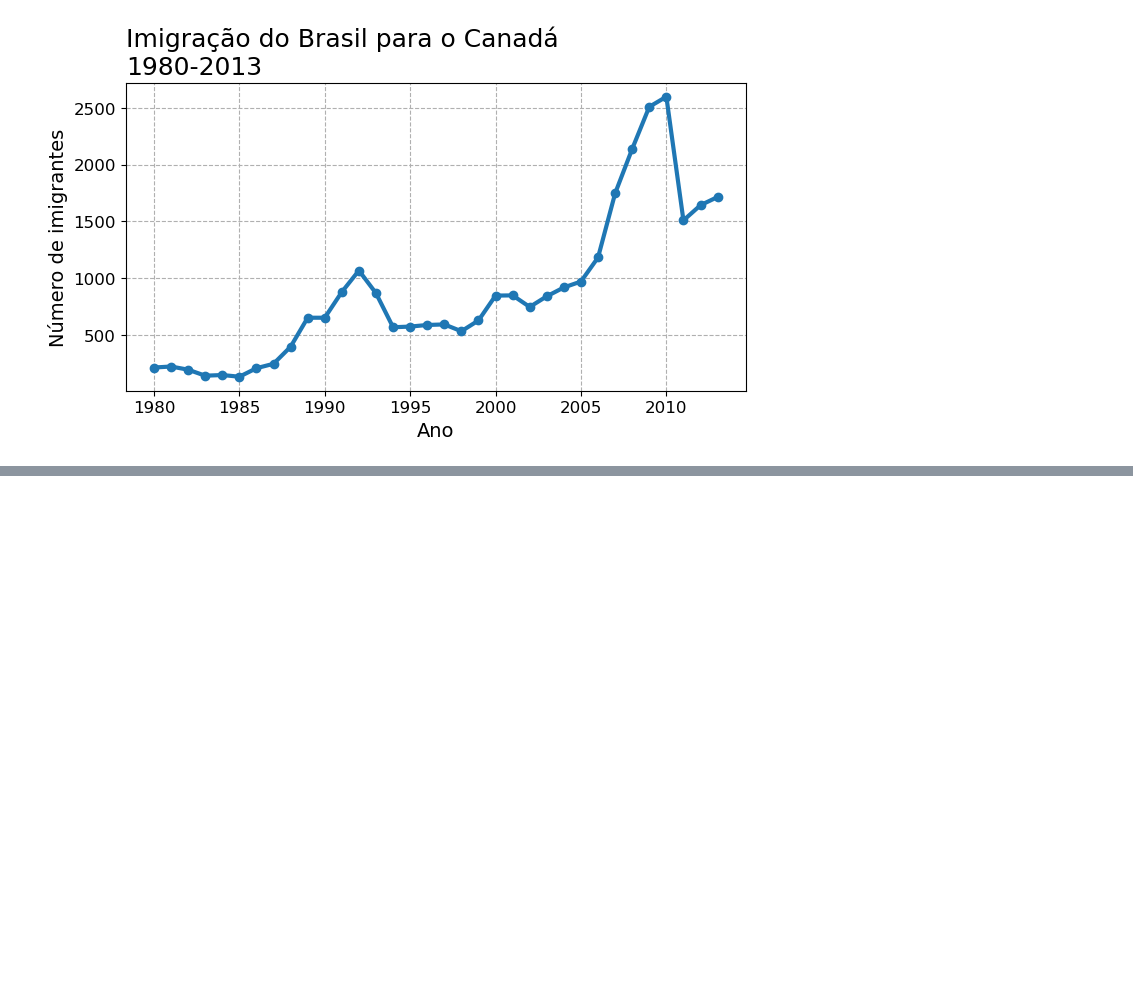
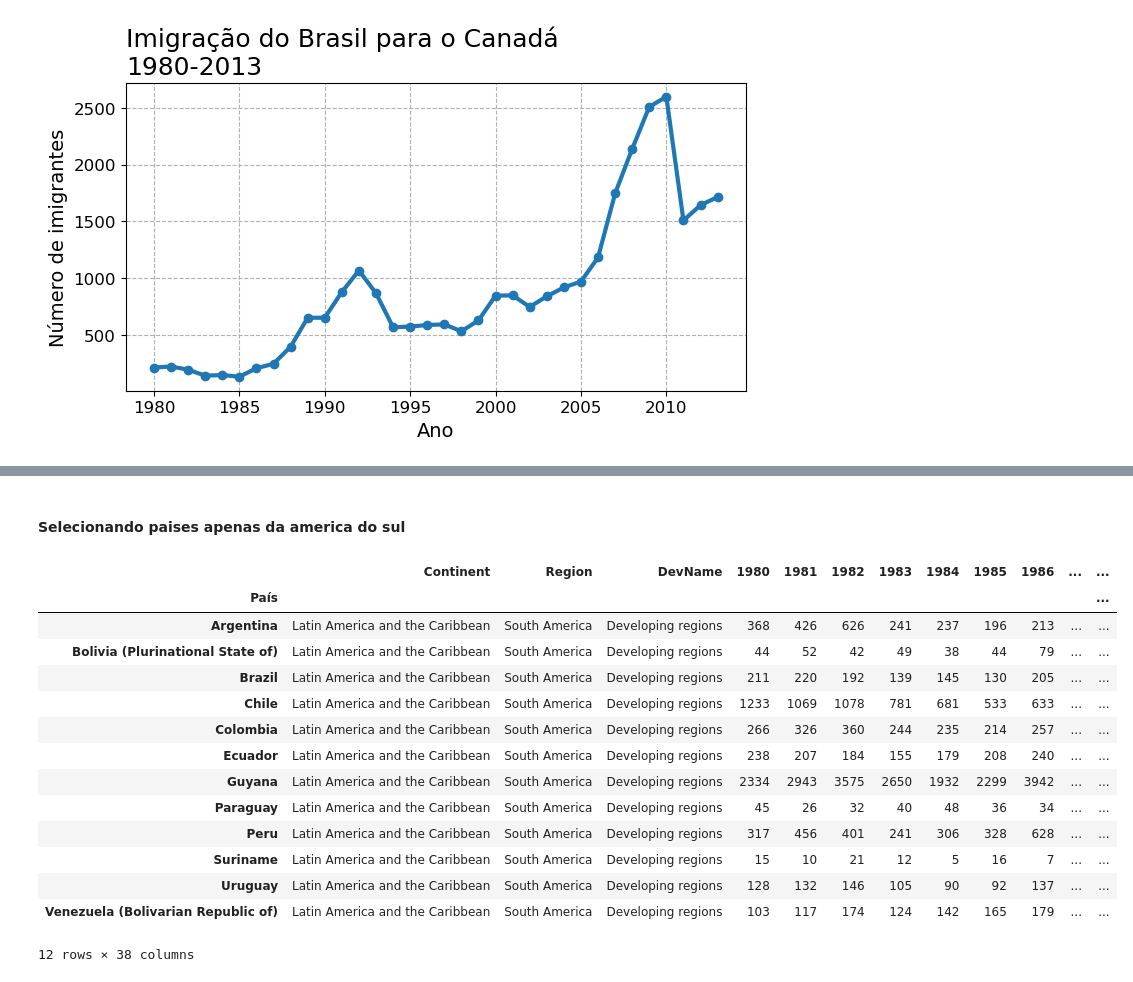
Before and after one commit to joaodamasio/trabalhando-com-dados-de-uma-empresa-de-consultoria, a Jupyter notebook: visualizacoes.ipynb, the cells around one changed output, grey strips where cells are left out. Saved outputs shown, nothing was run; the diff lists cells and outputs as text; code cells hidden in the pictures; blank space fills up the shorter version.

```diff
--- a/visualizacoes.ipynb
+++ b/visualizacoes.ipynb
@@ -322,0 +358,2 @@ ax.xaxis.set_major_locator(plt.MultipleLocator(5));
+# %% [markdown]
+#### Selecionando paises apenas da america do sul
@@ -322,0 +362,18 @@ ax.xaxis.set_major_locator(plt.MultipleLocator(5));
+# %%
+america_sul
+# %% [output]
+|  | Continent | Region | DevName | 1980 | 1981 | 1982 | 1983 | 1984 | 1985 | 1986 | ... | ... |
+| País |  |  |  |  |  |  |  |  |  |  |  | ... |
+| Argentina | Latin America and the Caribbean | South America | Developing regions | 368 | 426 | 626 | 241 | 237 | 196 | 213 | ... | ... |
+| Bolivia (Plurinational State of) | Latin America and the Caribbean | South America | Developing regions | 44 | 52 | 42 | 49 | 38 | 44 | 79 | ... | ... |
+| Brazil | Latin America and the Caribbean | South America | Developing regions | 211 | 220 | 192 | 139 | 145 | 130 | 205 | ... | ... |
+| Chile | Latin America and the Caribbean | South America | Developing regions | 1233 | 1069 | 1078 | 781 | 681 | 533 | 633 | ... | ... |
+| Colombia | Latin America and the Caribbean | South America | Developing regions | 266 | 326 | 360 | 244 | 235 | 214 | 257 | ... | ... |
+| Ecuador | Latin America and the Caribbean | South America | Developing regions | 238 | 207 | 184 | 155 | 179 | 208 | 240 | ... | ... |
+| Guyana | Latin America and the Caribbean | South America | Developing regions | 2334 | 2943 | 3575 | 2650 | 1932 | 2299 | 3942 | ... | ... |
+| Paraguay | Latin America and the Caribbean | South America | Developing regions | 45 | 26 | 32 | 40 | 48 | 36 | 34 | ... | ... |
+| Peru | Latin America and the Caribbean | South America | Developing regions | 317 | 456 | 401 | 241 | 306 | 328 | 628 | ... | ... |
+| Suriname | Latin America and the Caribbean | South America | Developing regions | 15 | 10 | 21 | 12 | 5 | 16 | 7 | ... | ... |
+| Uruguay | Latin America and the Caribbean | South America | Developing regions | 128 | 132 | 146 | 105 | 90 | 92 | 137 | ... | ... |
+| Venezuela (Bolivarian Republic of) | Latin America and the Caribbean | South America | Developing regions | 103 | 117 | 174 | 124 | 142 | 165 | 179 | ... | ... |
+12 rows × 38 columns
```
Also changed, not shown: parts of 8 cells of this notebook.
